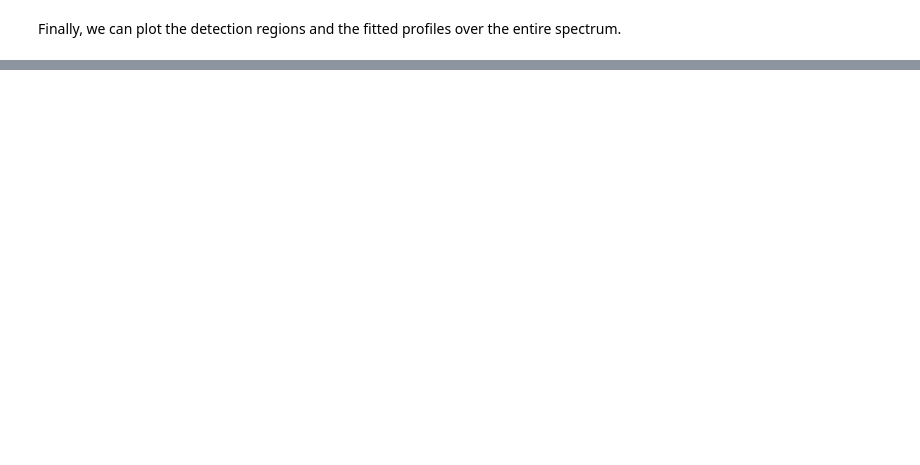
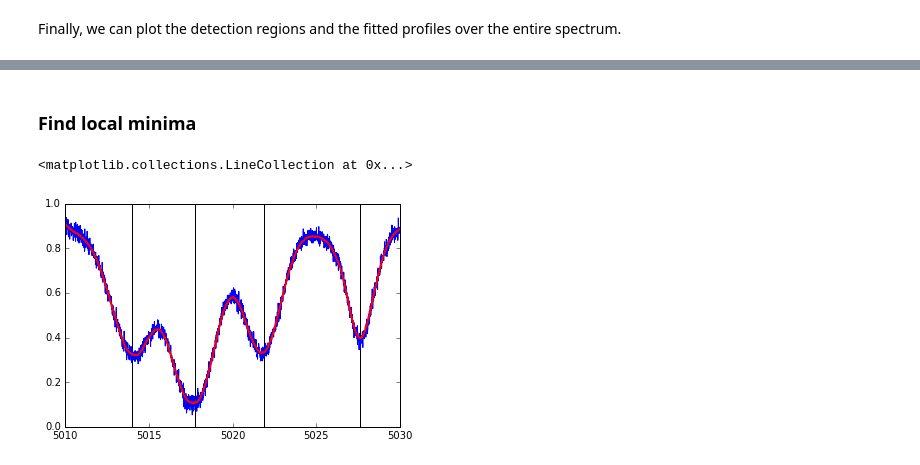
Before and after one commit to sarahappleby/VAMP, a Jupyter notebook: _introduction.ipynb, the cells around one changed output, grey strips where cells are left out. Saved outputs shown, nothing was run; the diff lists cells and outputs as text; code cells hidden in the pictures; blank space fills up the shorter version.

Commit message:
added local minima finder

```diff
--- a/_introduction.ipynb
+++ b/_introduction.ipynb
@@ -332,0 +332,17 @@ ax.set_ylabel('Normalised Flux', size=15)
+# %% [markdown]
+### Find local minima
+# %%
+i = 0
+region_index = (wavelength_array >= regions[i][0]) & (wavelength_array <= regions[i][1])
+# %%
+window=51
+
+pylab.plot(wavelength_array[region_index], flux_array[region_index])
+pylab.plot(wavelength_array[region_index], savgol_filter(flux_array[region_index], window, 1), 'red', lw=2)
+
+local_minima = vpfits.find_local_minima(flux_array[region_index])
+
+pylab.vlines(wavelength_array[region_index][local_minima], 0, 1)
+# %% [output]
+<matplotlib.collections.LineCollection at 0x...>
+[figure, added]
```
Also changed, not shown: parts of 13 cells of this notebook, 1 other file.
